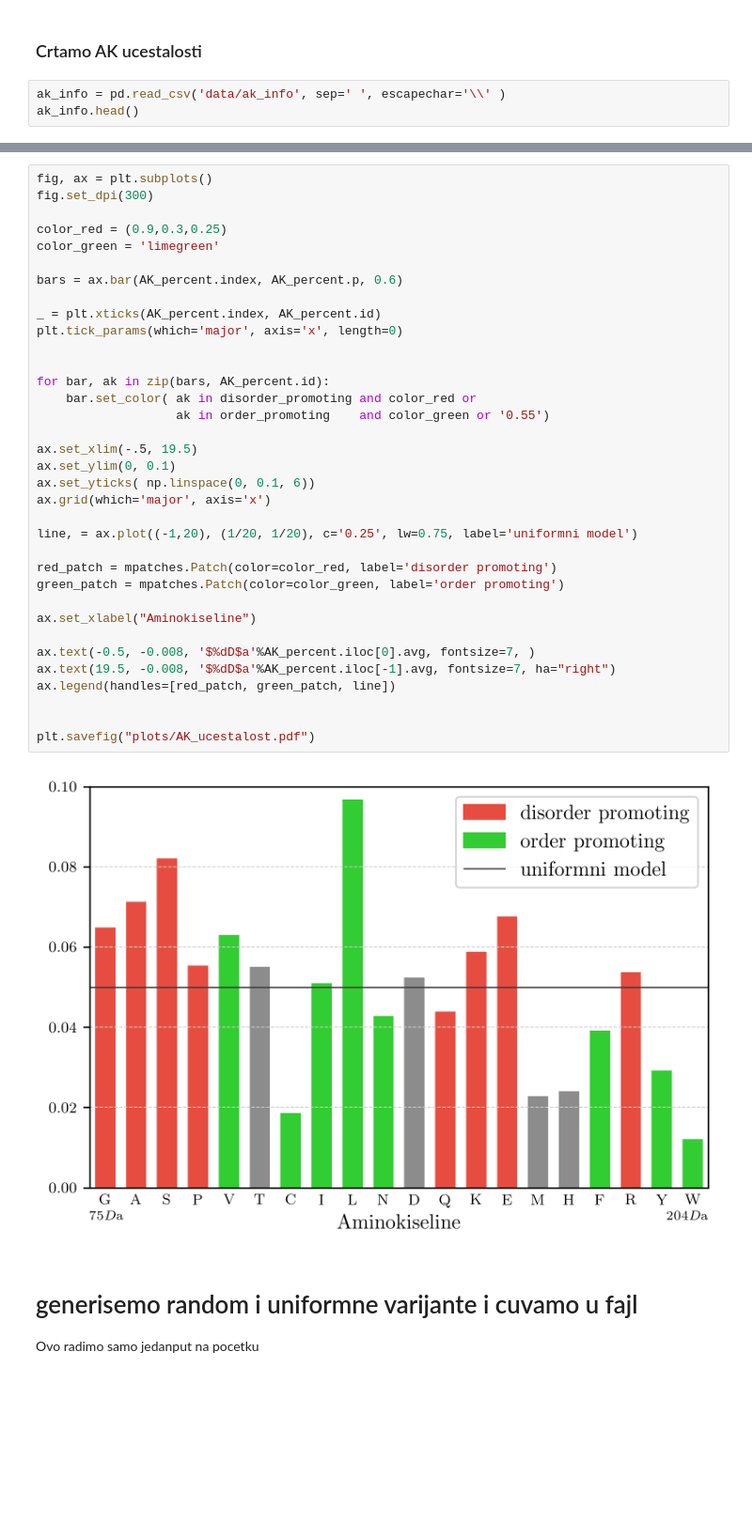
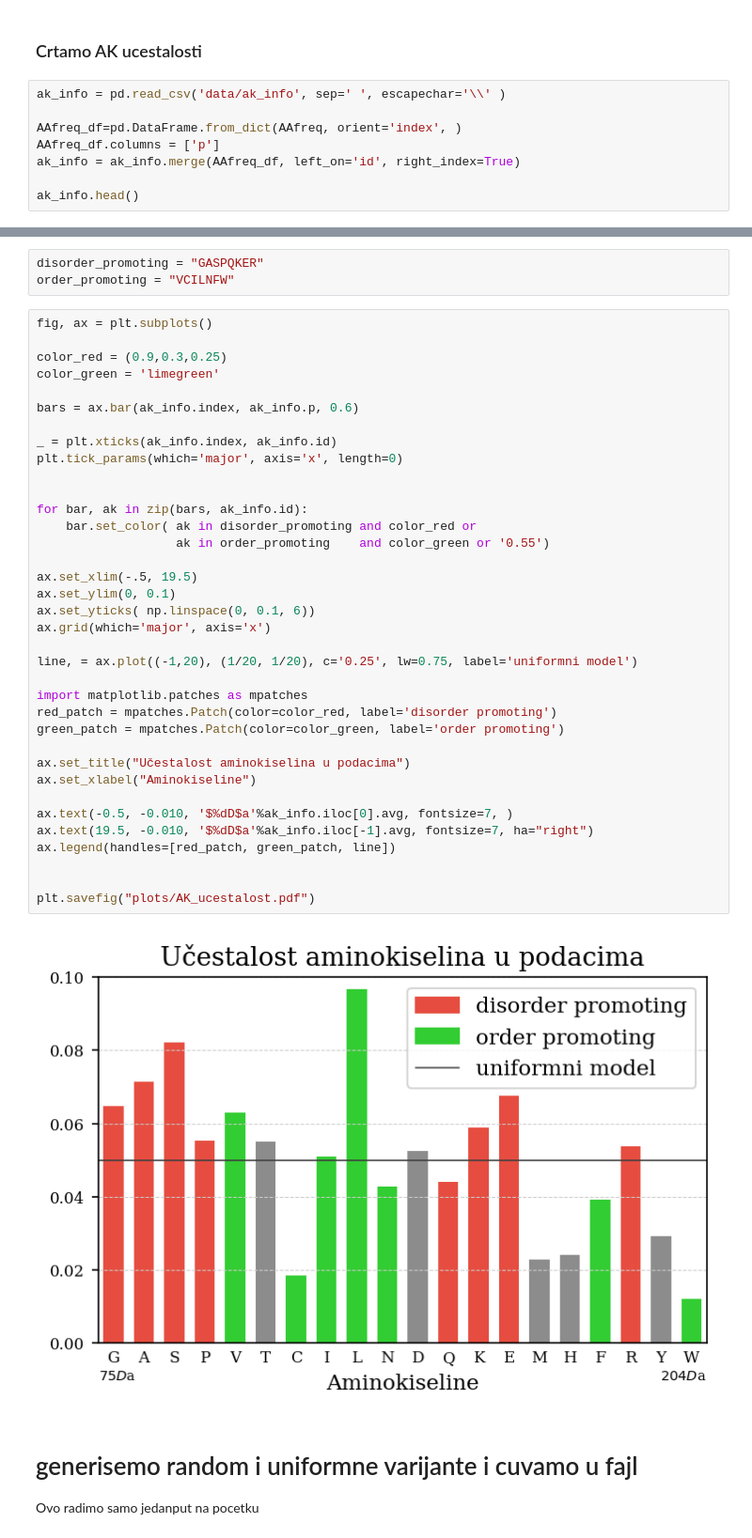
Before and after one commit to gvinterhalter/MASTER2, a Jupyter notebook: 0.0 clean_proteins.ipynb, the cells around one changed output, grey strips where cells are left out. Shown at 94% size. Cells and saved outputs as stored; diff of their text form; blank space fills up the shorter version.

```diff
--- a/0.0 clean_proteins.ipynb
+++ b/0.0 clean_proteins.ipynb
@@ -86,5 +86,10 @@ random_sequnce_generator = random_model_generator(AAfreq)
 ### Crtamo AK ucestalosti
 # %%
 ak_info = pd.read_csv('data/ak_info', sep=' ', escapechar='\\' )
+
+AAfreq_df=pd.DataFrame.from_dict(AAfreq, orient='index', )
+AAfreq_df.columns = ['p']
+ak_info = ak_info.merge(AAfreq_df, left_on='id', right_index=True)
+
 ak_info.head()
 # %% [output]
@@ -97,40 +102,44 @@ ak_info.head()
+# %%
+disorder_promoting = "GASPQKER"
+order_promoting = "VCILNFW"
 # %%
 fig, ax = plt.subplots()
-fig.set_dpi(300)
 
 color_red = (0.9,0.3,0.25)
 color_green = 'limegreen'
 
-bars = ax.bar(AK_percent.index, AK_percent.p, 0.6)
+bars = ax.bar(ak_info.index, ak_info.p, 0.6)
 
-_ = plt.xticks(AK_percent.index, AK_percent.id)
+_ = plt.xticks(ak_info.index, ak_info.id)
 plt.tick_params(which='major', axis='x', length=0)
 
 
-for bar, ak in zip(bars, AK_percent.id):
+for bar, ak in zip(bars, ak_info.id):
     bar.set_color( ak in disorder_promoting and color_red or
                    ak in order_promoting    and color_green or '0.55')
 
 ax.set_xlim(-.5, 19.5)
 ax.set_ylim(0, 0.1)
 ax.set_yticks( np.linspace(0, 0.1, 6))
 ax.grid(which='major', axis='x')
 
 line, = ax.plot((-1,20), (1/20, 1/20), c='0.25', lw=0.75, label='uniformni model')
 
+import matplotlib.patches as mpatches
 red_patch = mpatches.Patch(color=color_red, label='disorder promoting')
 green_patch = mpatches.Patch(color=color_green, label='order promoting')
 
+ax.set_title("Učestalost aminokiselina u podacima")
 ax.set_xlabel("Aminokiseline")
 
-ax.text(-0.5, -0.008, '$%dD$a'%AK_percent.iloc[0].avg, fontsize=7, )
-ax.text(19.5, -0.008, '$%dD$a'%AK_percent.iloc[-1].avg, fontsize=7, ha="right")
+ax.text(-0.5, -0.010, '$%dD$a'%ak_info.iloc[0].avg, fontsize=7, )
+ax.text(19.5, -0.010, '$%dD$a'%ak_info.iloc[-1].avg, fontsize=7, ha="right")
 ax.legend(handles=[red_patch, green_patch, line])
 
 
 plt.savefig("plots/AK_ucestalost.pdf")
 # %% [output]
-[figure, old version]
+[figure, new version]
 # %% [markdown]
 #  generisemo random i uniformne varijante i cuvamo u fajl
 
```
Also changed, not shown: parts of 6 cells of this notebook, 2 other files.
